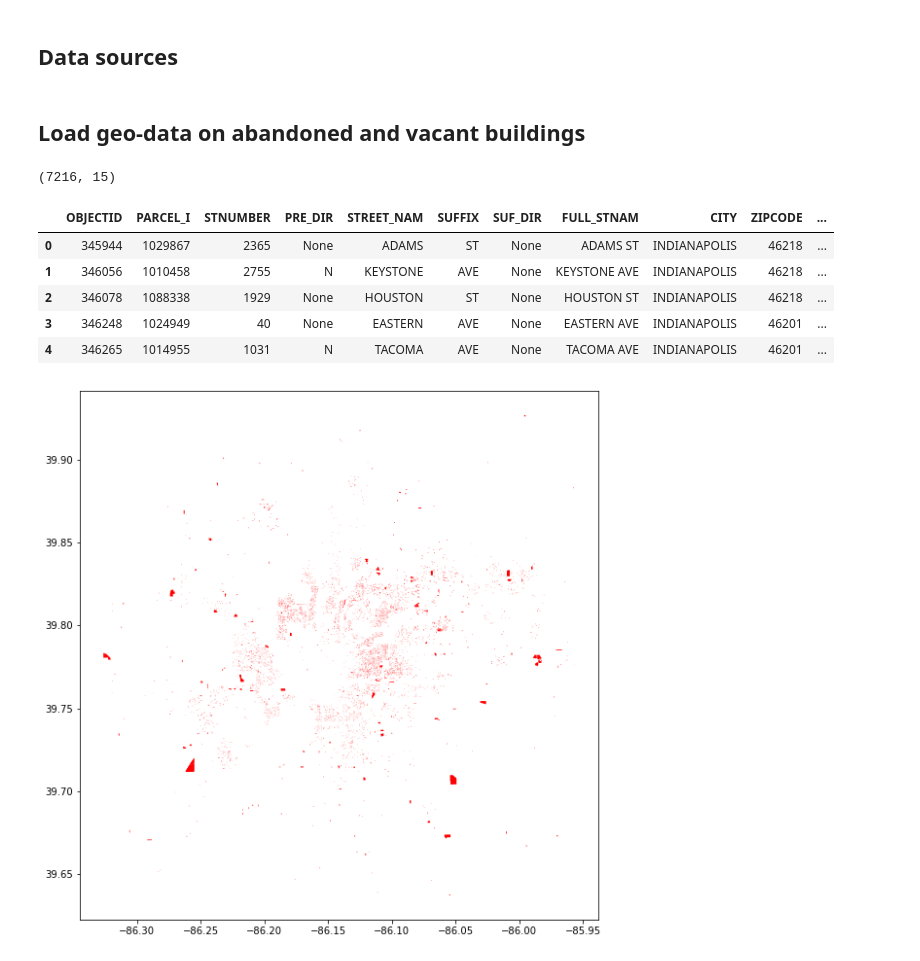
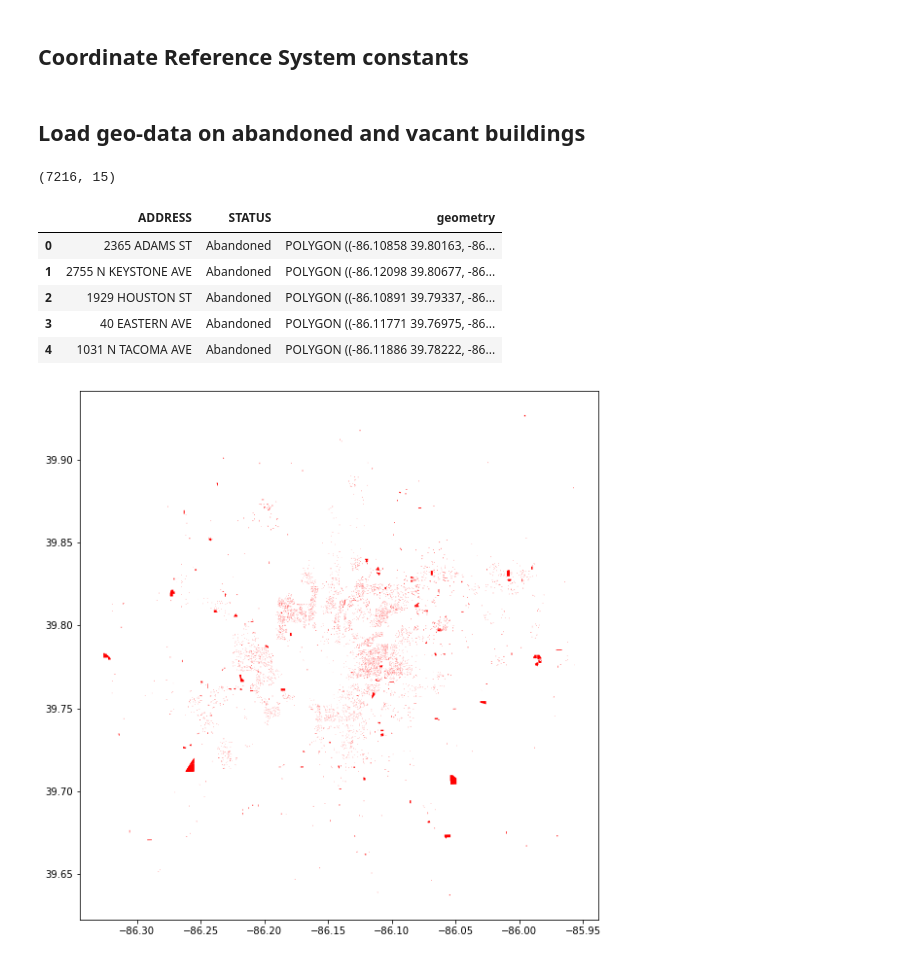
Before and after one commit to zach-brown-18/is-it-abandoned, a Jupyter notebook: Data_ingestion.ipynb, the cells around one changed output. Drawn from its saved outputs; the diff is of its cells as text; code cells hidden in the pictures.

```diff
--- a/Data_ingestion.ipynb
+++ b/Data_ingestion.ipynb
@@ -13,5 +13,3 @@ import pandas as pd
 from shapely.geometry import Point
 import matplotlib.pyplot as plt
 import pickle
-# %% [markdown]
-## Data sources
@@ -29,3 +16,5 @@ url_vacant_and_abandoned_dataset = 'https://data.indy.gov/datasets/abandoned-and
+# %% [markdown]
+## Coordinate Reference System constants
 # %%
 # CRS code for the input .las files
 crs_input = 'ESRI:102673'
@@ -37,20 +26,20 @@ crs_lat_lon = 'EPSG:4326'
 # %%
 # Abandoned building data is stored here
 base_path = './training_data/abandoned_and_vacant/'
 
 # Abandoned building shapefile
 gdf_abandoned = gp.read_file(base_path + 'Abandoned_And_Vacant_Housing.shp', crs=crs_lat_lon)
 
 print(gdf_abandoned.shape)
-gdf_abandoned.head()
+gdf_abandoned.loc[:, ['ADDRESS', 'STATUS', 'geometry']].head()
 # %% [output]
 (7216, 15)
-|  | OBJECTID | PARCEL_I | STNUMBER | PRE_DIR | STREET_NAM | SUFFIX | SUF_DIR | FULL_STNAM | CITY | ZIPCODE | ... |
-| 0 | 345944 | 1029867 | 2365 | None | ADAMS | ST | None | ADAMS ST | INDIANAPOLIS | 46218 | ... |
-| 1 | 346056 | 1010458 | 2755 | N | KEYSTONE | AVE | None | KEYSTONE AVE | INDIANAPOLIS | 46218 | ... |
-| 2 | 346078 | 1088338 | 1929 | None | HOUSTON | ST | None | HOUSTON ST | INDIANAPOLIS | 46218 | ... |
-| 3 | 346248 | 1024949 | 40 | None | EASTERN | AVE | None | EASTERN AVE | INDIANAPOLIS | 46201 | ... |
-| 4 | 346265 | 1014955 | 1031 | N | TACOMA | AVE | None | TACOMA AVE | INDIANAPOLIS | 46201 | ... |
+|  | ADDRESS | STATUS | geometry |
+| 0 | 2365 ADAMS ST | Abandoned | POLYGON ((-86.10858 39.80163, -86... |
+| 1 | 2755 N KEYSTONE AVE | Abandoned | POLYGON ((-86.12098 39.80677, -86... |
+| 2 | 1929 HOUSTON ST | Abandoned | POLYGON ((-86.10891 39.79337, -86... |
+| 3 | 40 EASTERN AVE | Abandoned | POLYGON ((-86.11771 39.76975, -86... |
+| 4 | 1031 N TACOMA AVE | Abandoned | POLYGON ((-86.11886 39.78222, -86... |
 # %%
 # Map the abandoned properties
 f, ax = plt.subplots(figsize=(15,10))
```
Also changed, not shown: parts of 5 cells of this notebook, 2 other files.
